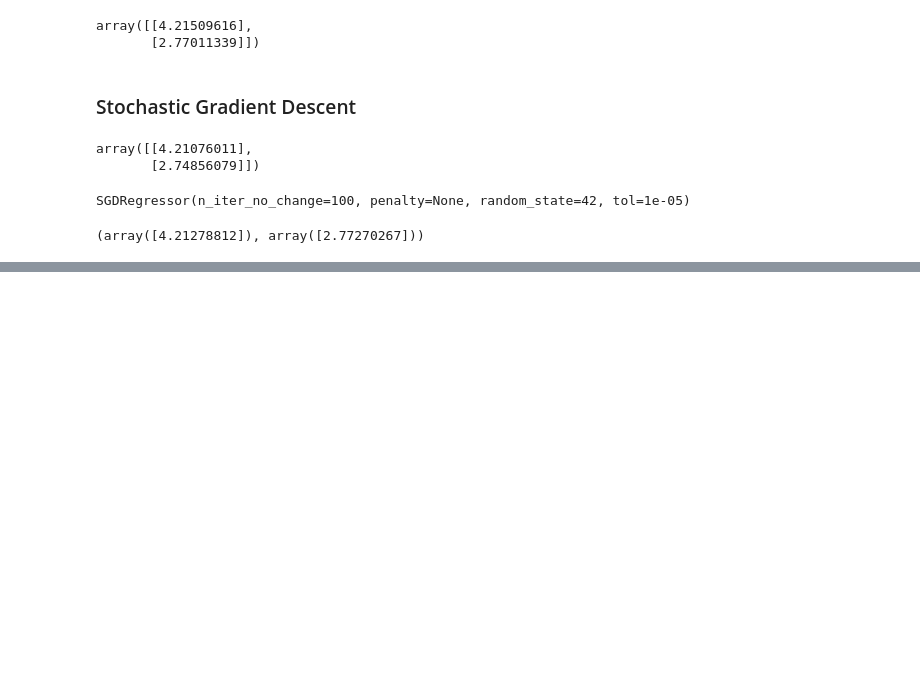
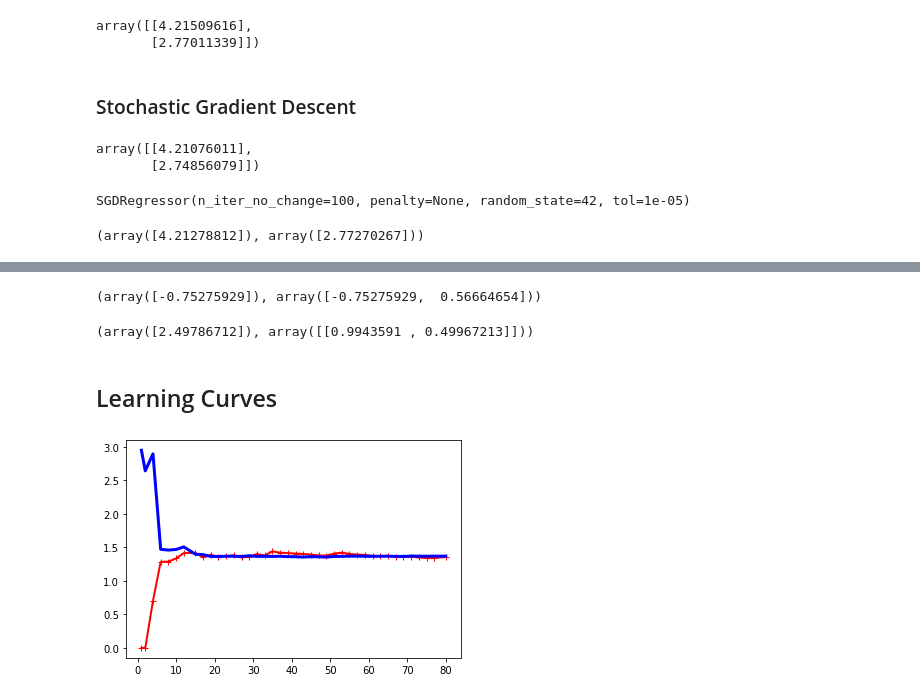
Before and after one commit to rickhall2000/ongoing-learning, a Jupyter notebook: Hands-On_Machine_Learning/Ch4_Training_Models.ipynb, the cells around one changed output, grey strips where cells are left out. Saved outputs shown, nothing was run; the diff lists cells and outputs as text; code cells hidden in the pictures; blank space fills up the shorter version.

```diff
--- a/Hands-On_Machine_Learning/Ch4_Training_Models.ipynb
+++ b/Hands-On_Machine_Learning/Ch4_Training_Models.ipynb
@@ -126,0 +139,29 @@ sgd_reg.intercept_, sgd_reg.coef_
+# %%
+from sklearn.preprocessing import PolynomialFeatures
+poly_features = PolynomialFeatures(degree=2, include_bias=False)
+X_poly = poly_features.fit_transform(X)
+X[0], X_poly[0]
+# %% [output]
+(array([-0.75275929]), array([-0.75275929,  0.56664654]))
+# %%
+lin_reg = LinearRegression()
+lin_reg.fit(X_poly, y)
+lin_reg.intercept_, lin_reg.coef_
+# %% [output]
+(array([2.49786712]), array([[0.9943591 , 0.49967213]]))
+# %% [markdown]
+## Learning Curves
+# %%
+from sklearn.model_selection import learning_curve
+
+train_sizes, train_scores, valid_scores = learning_curve(
+    LinearRegression(), X, y, train_sizes=np.linspace(0.01, 1.0, 40), cv=5,
+    scoring="neg_root_mean_squared_error")
+train_errors = -train_scores.mean(axis=1)
+valid_errors = -valid_scores.mean(axis=1)
+# %%
+plt.plot(train_sizes, train_errors, "r-+", linewidth=2, label="train")
+plt.plot(train_sizes, valid_errors, "b-", linewidth=3, label="valid")
+plt.show()
+# %% [output]
+[figure, added]
```
Also changed, not shown: parts of 16 cells of this notebook.
